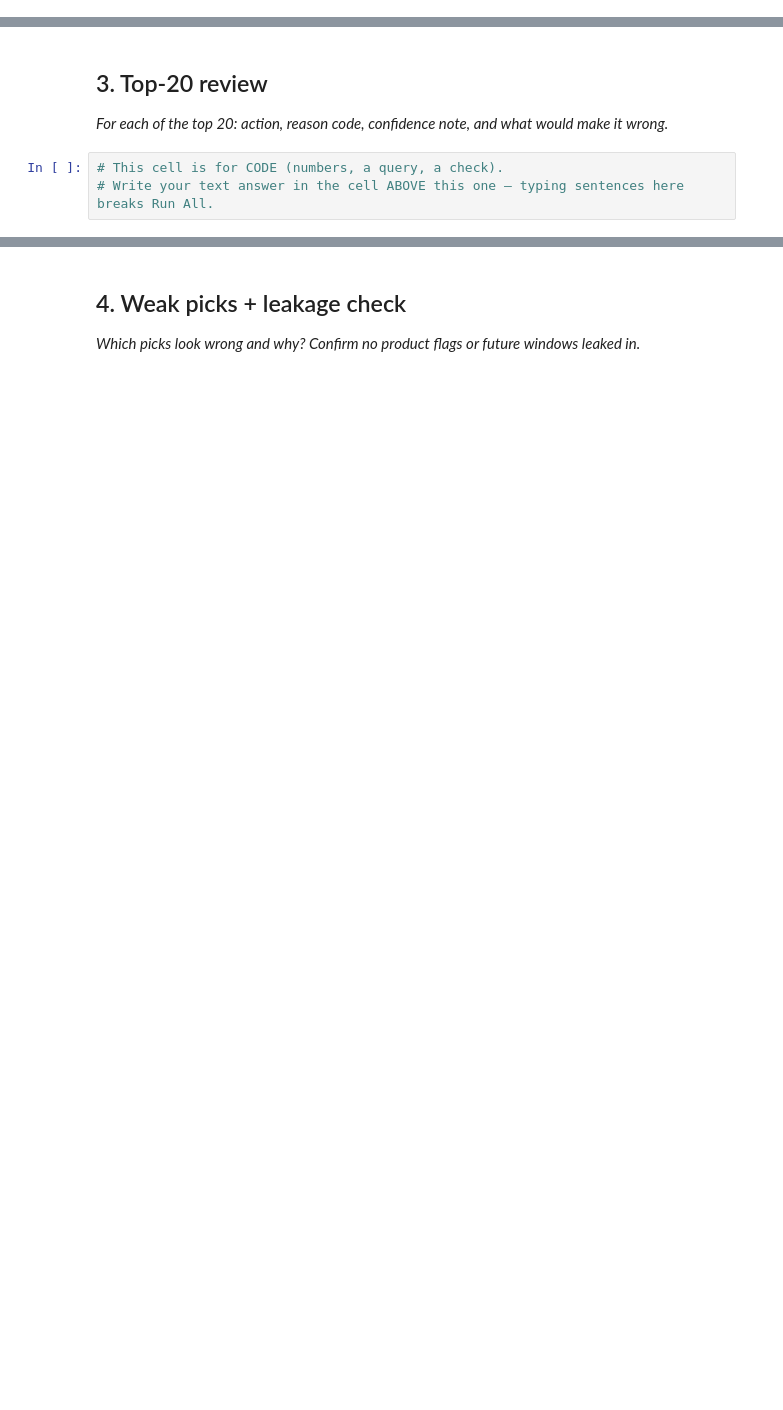
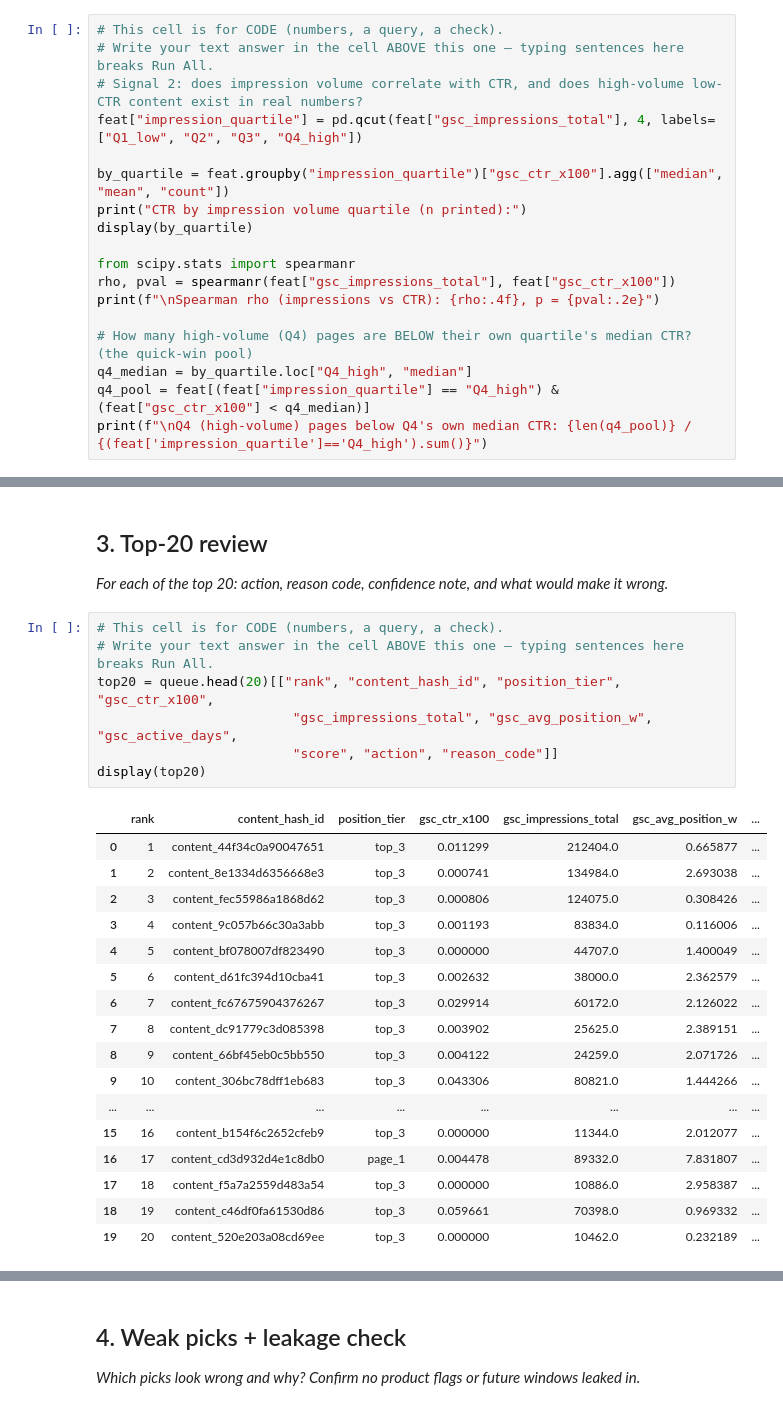
Before and after one commit to Vishal-141206/flyrank-ml-internship, a Jupyter notebook: work/notebooks/w04_baseline_score.ipynb, the cells around one changed output, grey strips where cells are left out. Drawn from its saved outputs; the diff is of its cells as text; blank space fills up the shorter version.

```diff
--- a/work/notebooks/w04_baseline_score.ipynb
+++ b/work/notebooks/w04_baseline_score.ipynb
@@ -15,0 +136,18 @@ This skeleton is yours to fill. Work the sections **in order** — each one has
+# %%
+# This cell is for CODE (numbers, a query, a check).
+# Write your text answer in the cell ABOVE this one — typing sentences here breaks Run All.
+# Signal 2: does impression volume correlate with CTR, and does high-volume low-CTR content exist in real numbers?
+feat["impression_quartile"] = pd.qcut(feat["gsc_impressions_total"], 4, labels=["Q1_low", "Q2", "Q3", "Q4_high"])
+
+by_quartile = feat.groupby("impression_quartile")["gsc_ctr_x100"].agg(["median", "mean", "count"])
+print("CTR by impression volume quartile (n printed):")
+display(by_quartile)
+
+from scipy.stats import spearmanr
+rho, pval = spearmanr(feat["gsc_impressions_total"], feat["gsc_ctr_x100"])
+print(f"\nSpearman rho (impressions vs CTR): {rho:.4f}, p = {pval:.2e}")
+
+# How many high-volume (Q4) pages are BELOW their own quartile's median CTR? (the quick-win pool)
+q4_median = by_quartile.loc["Q4_high", "median"]
+q4_pool = feat[(feat["impression_quartile"] == "Q4_high") & (feat["gsc_ctr_x100"] < q4_median)]
+print(f"\nQ4 (high-volume) pages below Q4's own median CTR: {len(q4_pool)} / {(feat['impression_quartile']=='Q4_high').sum()}")
@@ -27,3 +357,25 @@ This skeleton is yours to fill. Work the sections **in order** — each one has
 # %%
 # This cell is for CODE (numbers, a query, a check).
 # Write your text answer in the cell ABOVE this one — typing sentences here breaks Run All.
+top20 = queue.head(20)[["rank", "content_hash_id", "position_tier", "gsc_ctr_x100",
+                         "gsc_impressions_total", "gsc_avg_position_w", "gsc_active_days",
+                         "score", "action", "reason_code"]]
+display(top20)
+# %% [output]
+|  | rank | content_hash_id | position_tier | gsc_ctr_x100 | gsc_impressions_total | gsc_avg_position_w | ... |
+| 0 | 1 | content_44f34c0a90047651 | top_3 | 0.011299 | 212404.0 | 0.665877 | ... |
+| 1 | 2 | content_8e1334d6356668e3 | top_3 | 0.000741 | 134984.0 | 2.693038 | ... |
+| 2 | 3 | content_fec55986a1868d62 | top_3 | 0.000806 | 124075.0 | 0.308426 | ... |
+| 3 | 4 | content_9c057b66c30a3abb | top_3 | 0.001193 | 83834.0 | 0.116006 | ... |
+| 4 | 5 | content_bf078007df823490 | top_3 | 0.000000 | 44707.0 | 1.400049 | ... |
+| 5 | 6 | content_d61fc394d10cba41 | top_3 | 0.002632 | 38000.0 | 2.362579 | ... |
+| 6 | 7 | content_fc67675904376267 | top_3 | 0.029914 | 60172.0 | 2.126022 | ... |
+| 7 | 8 | content_dc91779c3d085398 | top_3 | 0.003902 | 25625.0 | 2.389151 | ... |
+| 8 | 9 | content_66bf45eb0c5bb550 | top_3 | 0.004122 | 24259.0 | 2.071726 | ... |
+| 9 | 10 | content_306bc78dff1eb683 | top_3 | 0.043306 | 80821.0 | 1.444266 | ... |
+| ... | ... | ... | ... | ... | ... | ... | ... |
+| 15 | 16 | content_b154f6c2652cfeb9 | top_3 | 0.000000 | 11344.0 | 2.012077 | ... |
+| 16 | 17 | content_cd3d932d4e1c8db0 | page_1 | 0.004478 | 89332.0 | 7.831807 | ... |
+| 17 | 18 | content_f5a7a2559d483a54 | top_3 | 0.000000 | 10886.0 | 2.958387 | ... |
+| 18 | 19 | content_c46df0fa61530d86 | top_3 | 0.059661 | 70398.0 | 0.969332 | ... |
+| 19 | 20 | content_520e203a08cd69ee | top_3 | 0.000000 | 10462.0 | 0.232189 | ... |
```
Also changed, not shown: parts of 17 cells of this notebook.
